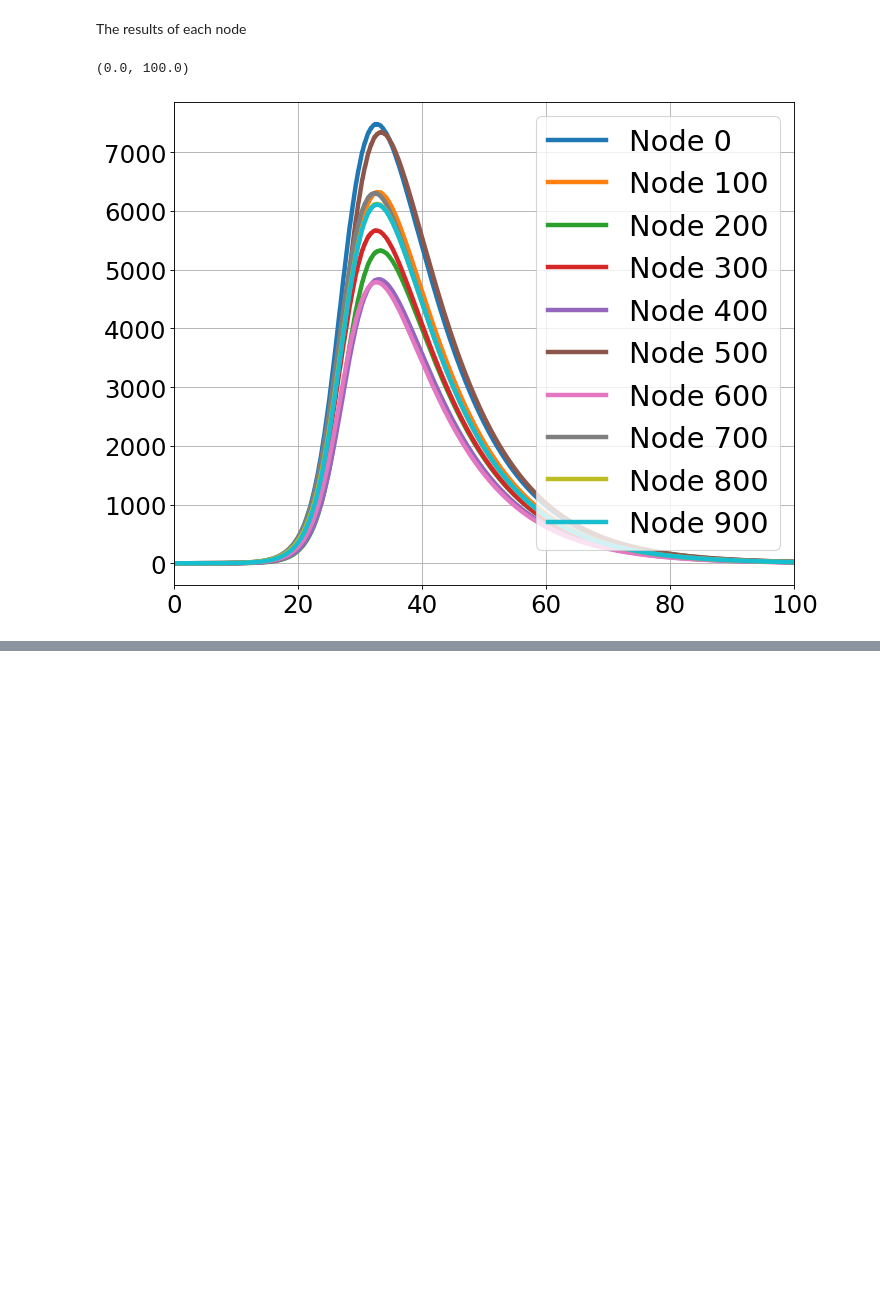
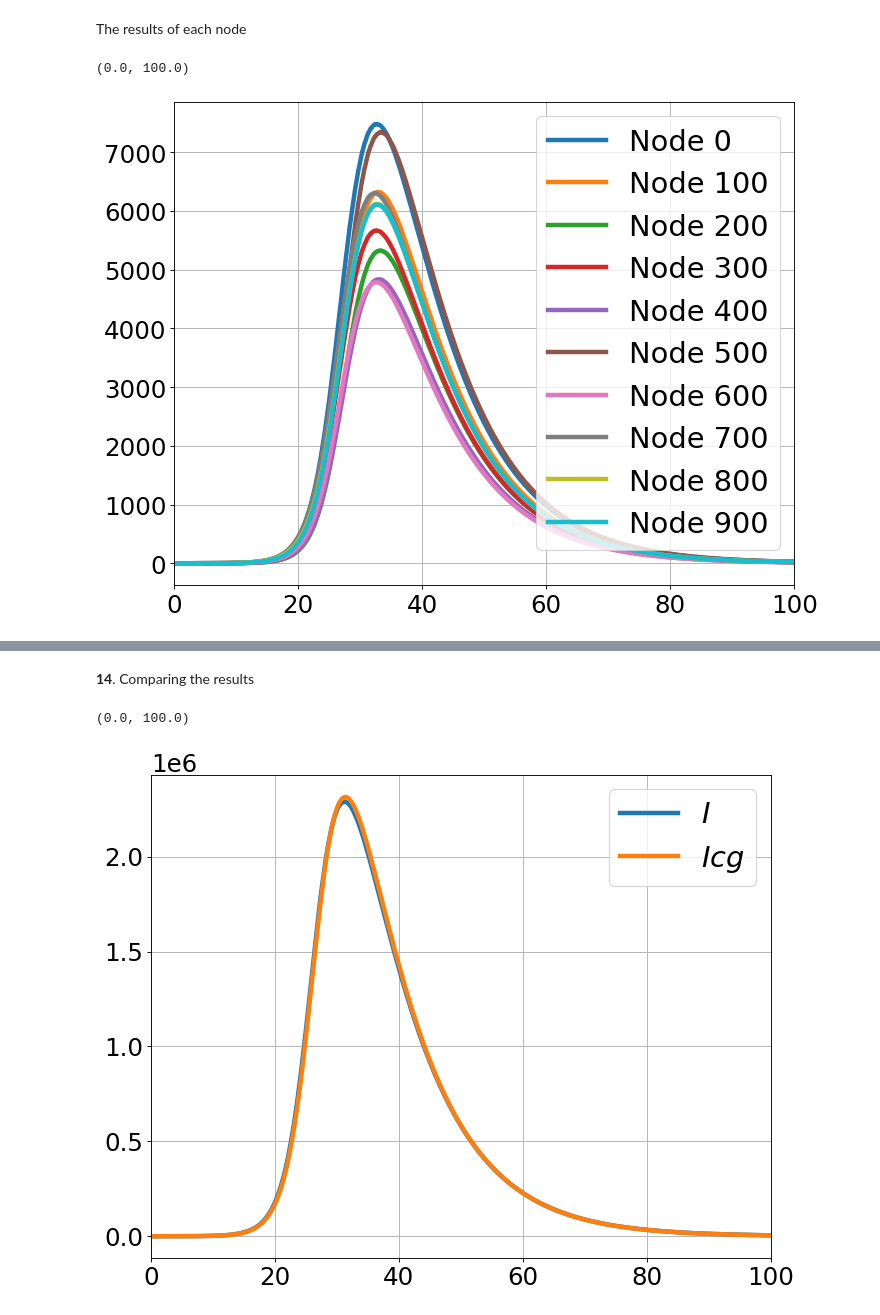
Before and after one commit to lukastk/PyRossGeo, a Jupyter notebook: examples_mft/tutorial/tutoria1-London-mft_SIR.ipynb, the cells around one changed output, grey strips where cells are left out. Cells and saved outputs as stored; diff of their text form; code cells hidden in the pictures; blank space fills up the shorter version.

```diff
--- a/examples_mft/tutorial/tutoria1-London-mft_SIR.ipynb
+++ b/examples_mft/tutorial/tutoria1-London-mft_SIR.ipynb
@@ -561,0 +545,5 @@ ax.set_xlim([0,100])
+# %%
+cutoff = 4
+# instantiate model
+parameters = {'alpha':alpha, 'beta':beta, 'gIa':gIa, 'gIs':gIs, 'rW':rW, 'rT':rT, 'fsa':fsa}
+model = pyrossgeo.mft.SIR(parameters, M, Nnode, Dnm, dnm, trv_restriction, cutoff)
@@ -561,0 +559,10 @@ ax.set_xlim([0,100])
+# %%
+rT=0.44
+# intialize the model
+parameters = {'alpha':alpha, 'beta':beta, 'gIa':gIa, 'gIs':gIs, 'rW':rW, 'rT':rT, 'fsa':fsa}
+model.initialize(parameters, trv_restriction)
+
+# duration of simulation
+Tf=24*100; Nf=Tf # Maximum time step equals as Tf/Nf
+# simulate model
+data_CG=model.simulate(S_0, Ia_0, Is_0, contactMatrix, Tf, Nf, Ti=0, highSpeed=1)
@@ -561,0 +587,34 @@ ax.set_xlim([0,100])
+# %% [markdown]
+**14**. Comparing the results
+# %%
+fig = plt.figure(num=None, figsize=(10, 8), dpi=80, facecolor='w', edgecolor='k')
+plt.rcParams.update({'font.size': 22})
+
+Ia_CG = []
+Is_CG = []
+for i in range(M1):
+    Ia_CG.append(data_CG.get('X')[i + M1].flatten())
+    Is_CG.append(data_CG.get('X')[i + 2*M1].flatten())
+t_CG = data_CG['t']
+
+I_CG_total = []
+for i in range(len(Ia_CG[0])):
+    I_CG_total.append(0.0)
+for i in range(Nnode*M):
+    I_CG_total += Ia_CG[i] + Is_CG[i]
+plt.plot(t/24, I_total, '-', label='$I$', lw=4)
+plt.plot(t_CG/24, I_CG_total, '-', label='$Icg$', lw=4)
+
+plt.legend(fontsize=26); plt.grid()
+#plt.autoscale(enable=True, axis='x', tight=True)
+
+ax=plt.subplot()
+#ax.grid(which="both")
+#ax.set_xlabel("x")
+#ax.set_ylabel("y")
+
+ax.set_xlim([0,100])
+#ax.set_ylim([0,2.0*10**1])
+# %% [output]
+(0.0, 100.0)
+[figure, added]
```
Also changed, not shown: parts of 16 cells of this notebook, 5 other files.
